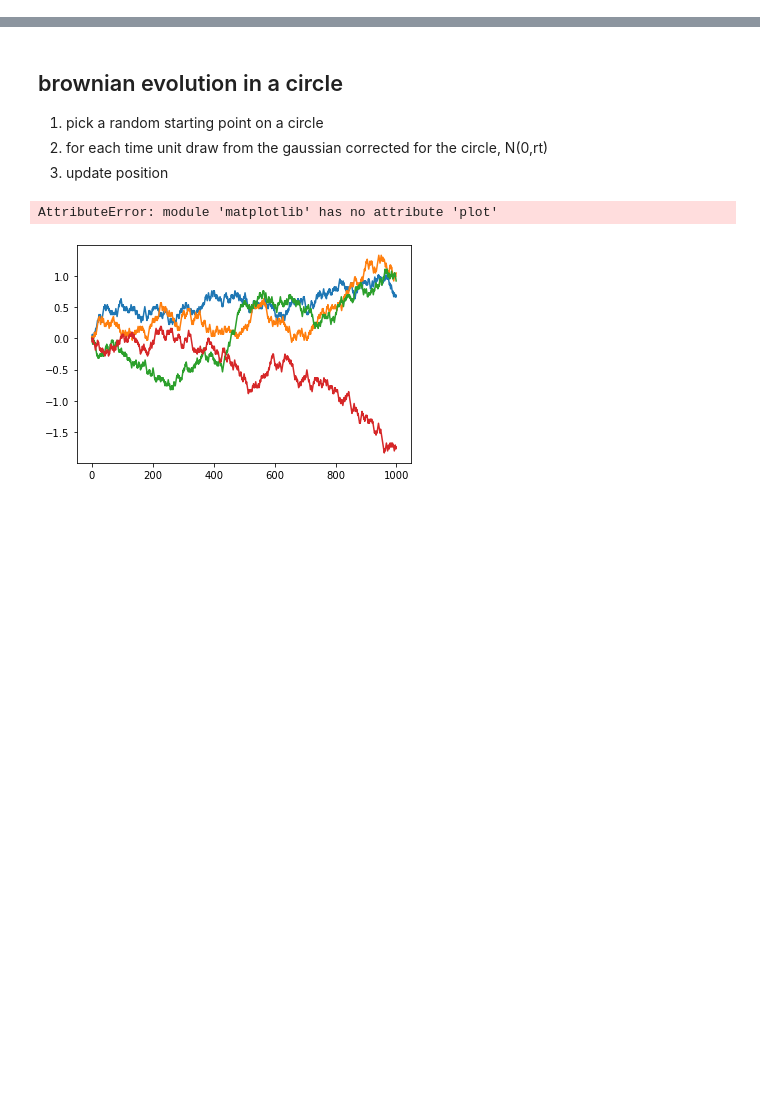
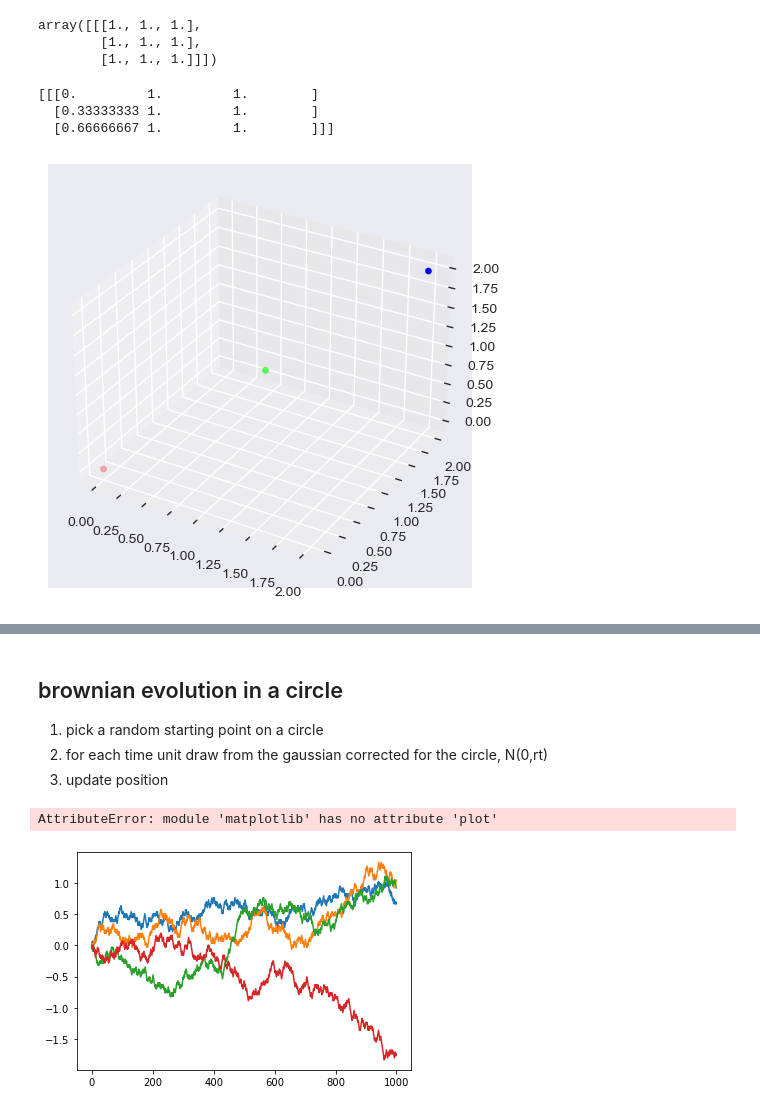
Before and after one commit to michaelalfaro/colordiffuser, a Jupyter notebook: color_diffuser.ipynb, the cells around one changed output, grey strips where cells are left out. Saved outputs shown, nothing was run; the diff lists cells and outputs as text; code cells hidden in the pictures; blank space fills up the shorter version.

```diff
--- a/color_diffuser.ipynb
+++ b/color_diffuser.ipynb
@@ -0,0 +170,17 @@
+# %%
+n=3
+from matplotlib import colors
+R = np.ones((1,n,3)) #rows, #copies, #columns
+R
+# %% [output]
+array([[[1., 1., 1.],
+        [1., 1., 1.],
+        [1., 1., 1.]]])
+# %%
+R[0,:,0] = np.linspace(0, 1, n, endpoint=False)
+print(R)
+cc = colors.hsv_to_rgb(R).squeeze()
+# %% [output]
+[[[0.         1.         1.        ]
+  [0.33333333 1.         1.        ]
+  [0.66666667 1.         1.        ]]]
@@ -0,0 +192,12 @@
+# %%
+X = [0, 1, 2]
+Y = [0, 1, 2]
+Z = [0, 1, 2]
+C = np.array([[255, 0, 0], [0, 255, 0], [0, 0, 255]])
+fig = plt.figure()
+ax = fig.add_subplot(111, projection = '3d')
+
+ax.scatter(X, Y, Z, c = cc)
+plt.show()
+# %% [output]
+[figure, added]
```
Also changed, not shown: parts of 22 cells of this notebook.
